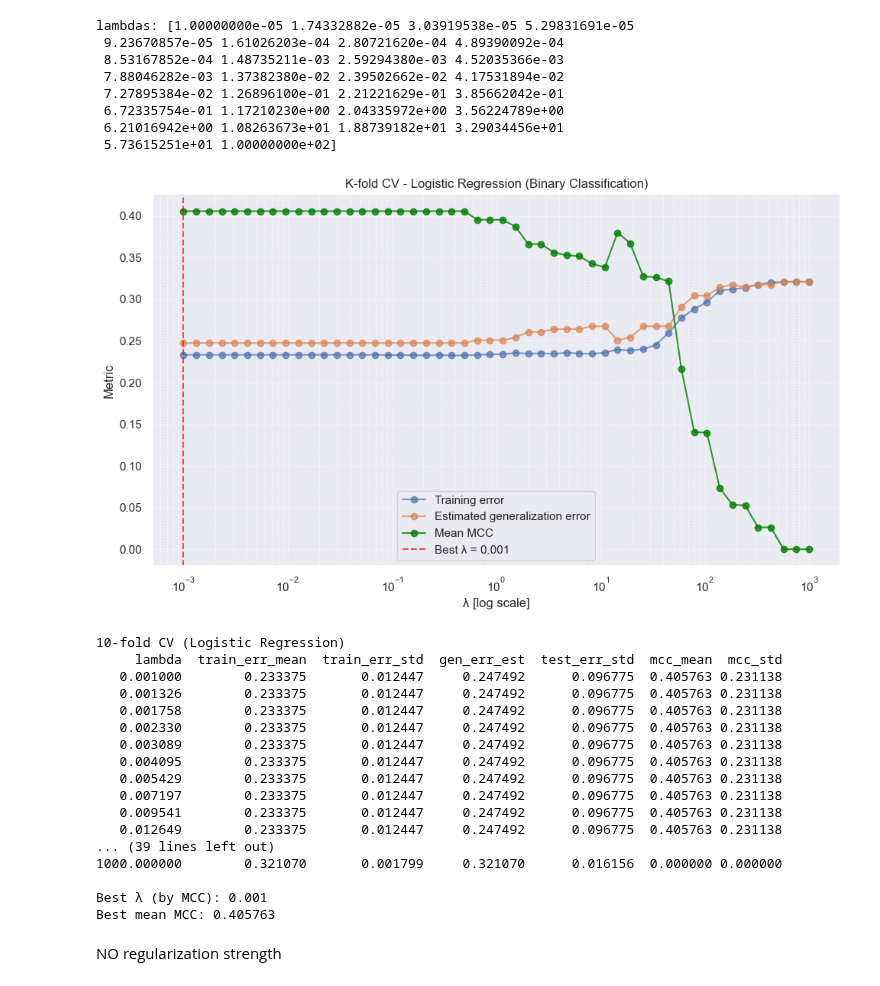
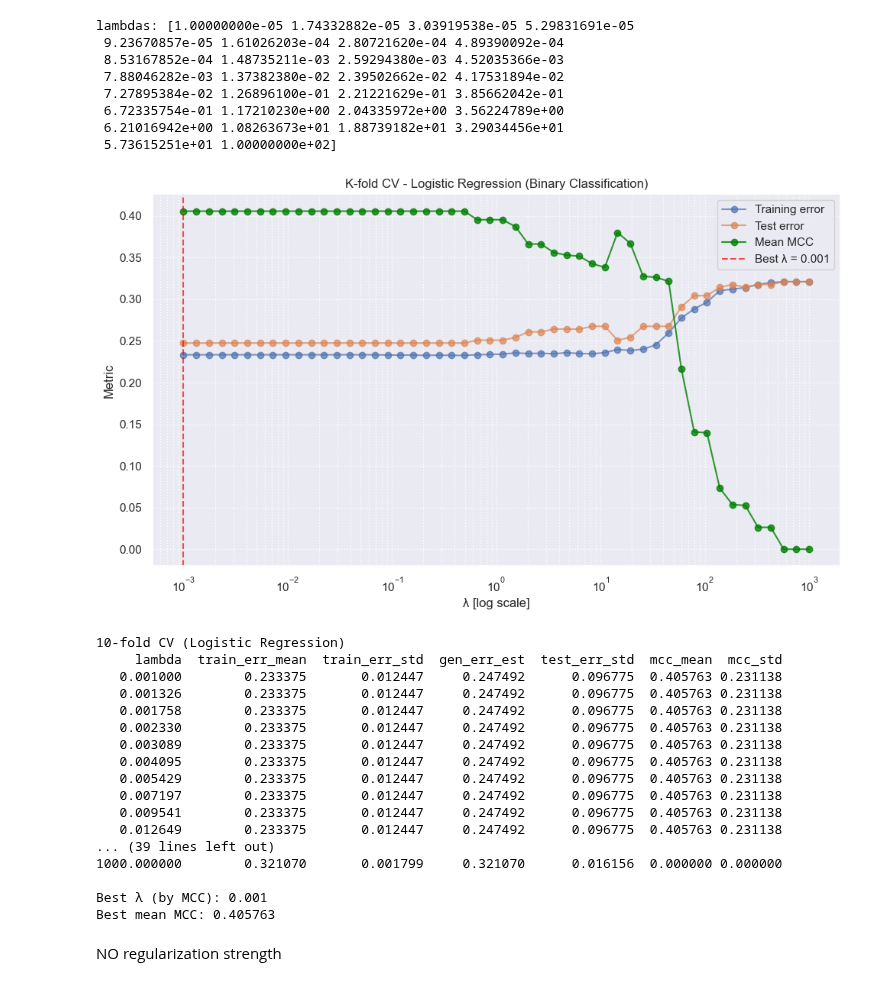
Before and after one commit to andregodinhodtu/02452---Machine-Learning---Project, a Jupyter notebook: report_2/code/notebooks/classification/1_class_logistic_regression.ipynb, the cells around one changed output. Cells and saved outputs as stored; diff of their text form; code cells hidden in the pictures.

```diff
--- a/report_2/code/notebooks/classification/1_class_logistic_regression.ipynb
+++ b/report_2/code/notebooks/classification/1_class_logistic_regression.ipynb
@@ -426,35 +426,35 @@ cv_table = pd.DataFrame({
 best_idx = np.argmax(cv_table["mcc_mean"])
 best_lambda = cv_table.loc[best_idx, "lambda"]
 best_mcc = cv_table.loc[best_idx, "mcc_mean"]
 
 # Plot CV results (Classification error + MCC)
 plt.figure(figsize=(10, 6))
 
 # Classification error
 plt.semilogx(lambdas, cv_table["train_err_mean"], "o-", label="Training error", alpha=0.7)
-plt.semilogx(lambdas, cv_table["gen_err_est"], "o-", label="Estimated generalization error", alpha=0.7)
+plt.semilogx(lambdas, cv_table["gen_err_est"], "o-", label="Test error", alpha=0.7)
 
 # MCC
 plt.semilogx(lambdas, cv_table["mcc_mean"], "o-", color="green", label="Mean MCC", alpha=0.8)
 
 # Mark best λ based on MCC
 plt.axvline(best_lambda, linestyle="--", color="red", alpha=0.7, label=f"Best λ = {best_lambda:.3g}")
 
 plt.xlabel("λ [log scale]")
 plt.ylabel("Metric")
 plt.title("K-fold CV - Logistic Regression (Binary Classification)")
 plt.legend()
 plt.grid(True, which="both", ls=":")
 plt.tight_layout()
 plt.show()
 
 # Print Results
 print("10-fold CV (Logistic Regression)")
 print(cv_table.to_string(index=False, float_format=lambda v: f"{v:.6f}"))
 print(f"\nBest λ (by MCC): {best_lambda:.6g}")
 print(f"Best mean MCC: {best_mcc:.6f}")
 # %% [output]
-[figure, old version]
+[figure, new version]
 10-fold CV (Logistic Regression)
      lambda  train_err_mean  train_err_std  gen_err_est  test_err_std  mcc_mean  mcc_std
    0.001000        0.233375       0.012447     0.247492      0.096775  0.405763 0.231138
```
